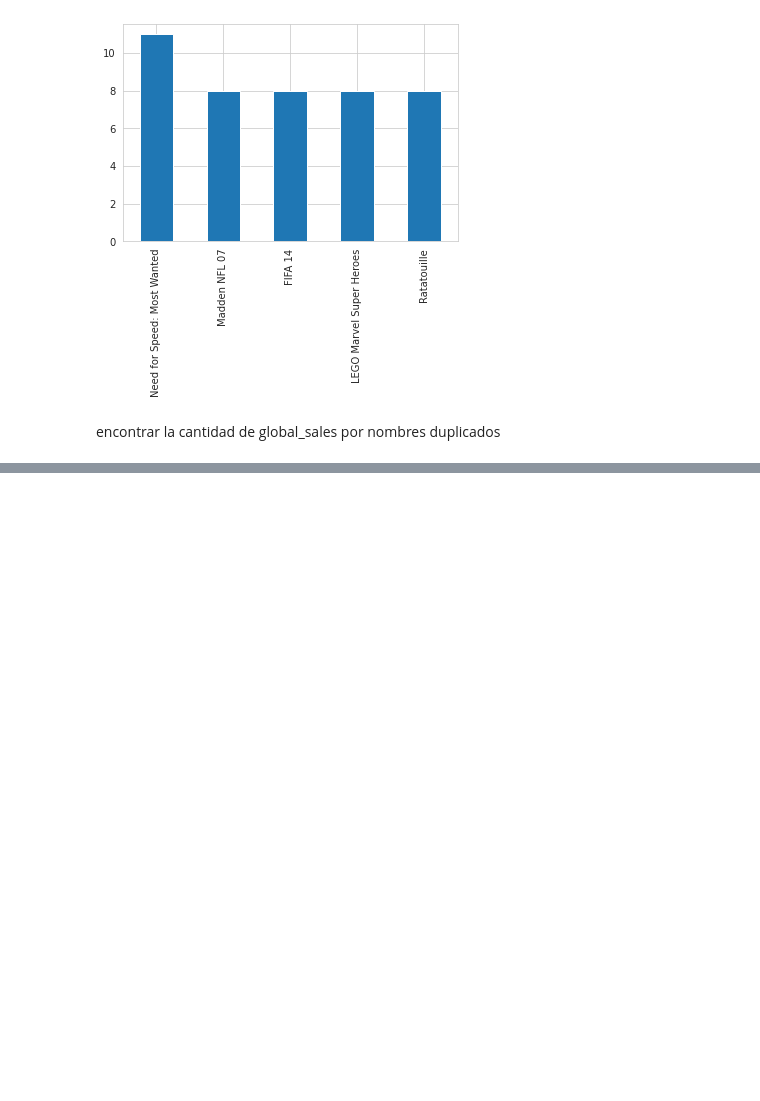
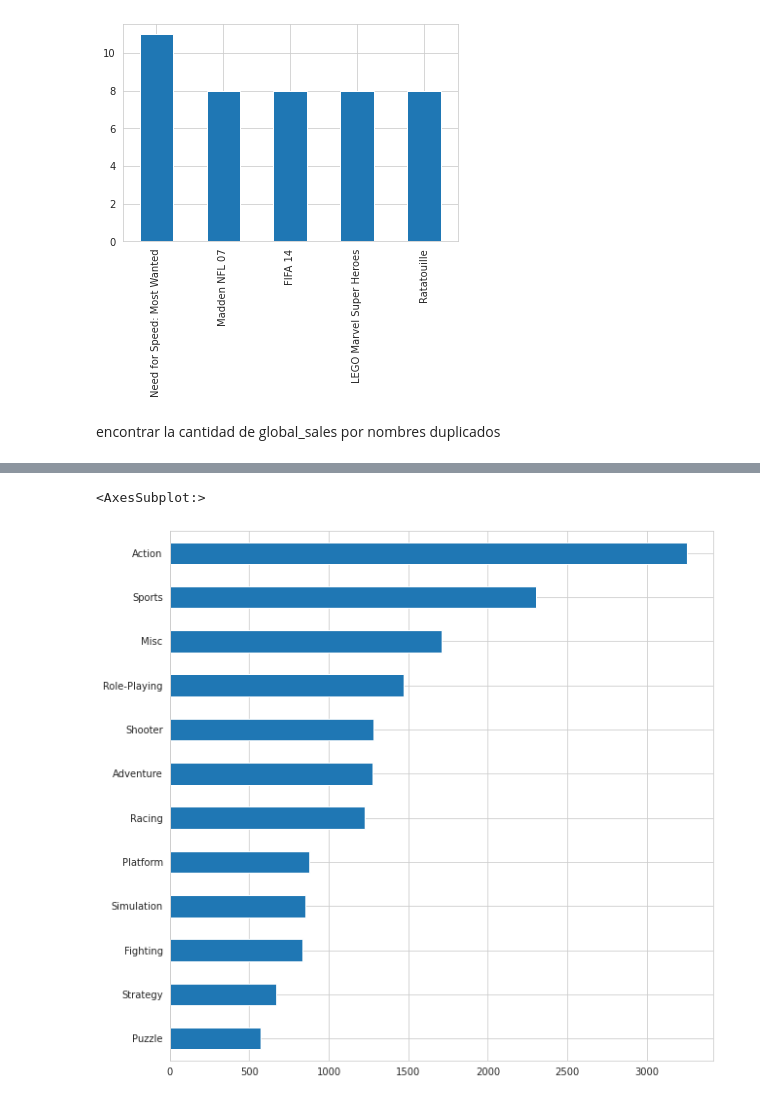
Before and after one commit to Gapcroz/Videogame-Sales-Analysis-, a Jupyter notebook: videogames_sales/vg_sales.ipynb, the cells around one changed output, grey strips where cells are left out. Cells and saved outputs as stored; diff of their text form; code cells hidden in the pictures; blank space fills up the shorter version.

```diff
--- a/videogames_sales/vg_sales.ipynb
+++ b/videogames_sales/vg_sales.ipynb
@@ -484,0 +537,10 @@ encontrar la cantidad de global_sales por nombres duplicados
+# %%
+pmf_genre_vgs = empiricaldist.Pmf.from_seq(
+  years_without_null.Genre,
+  normalize= False # si usas normalize en False permite ver el conteo de videojuegos por genero.
+)
+pmf_genre_vgs = pmf_genre_vgs.sort_values(ascending=True)
+pmf_genre_vgs.plot(kind= "barh", figsize=(10,10))
+# %% [output]
+<AxesSubplot:>
+[figure, added]
```
Also changed, not shown: parts of 18 cells of this notebook.
